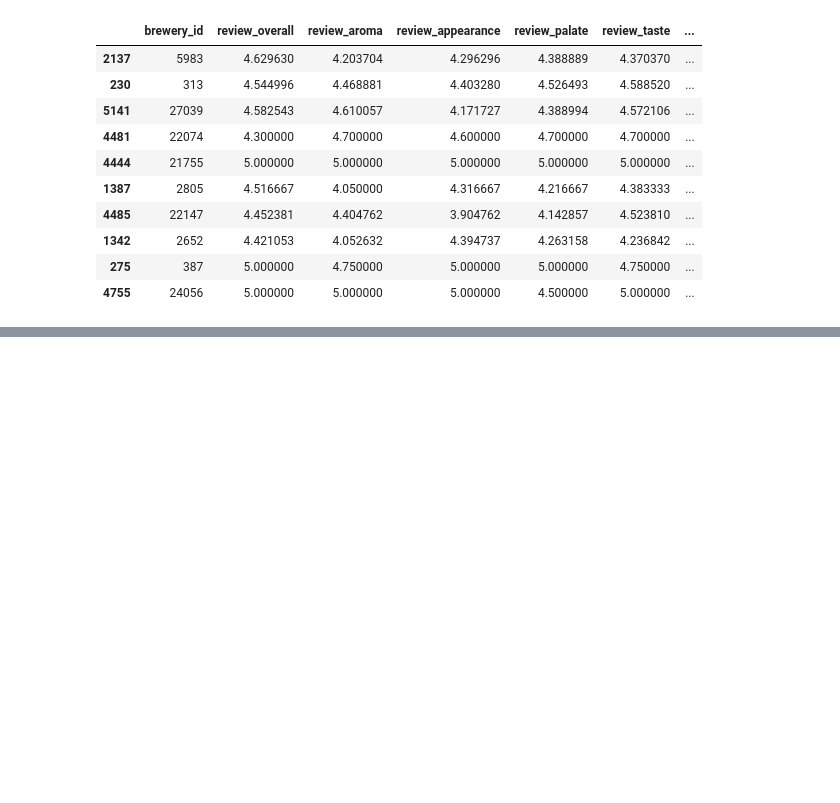
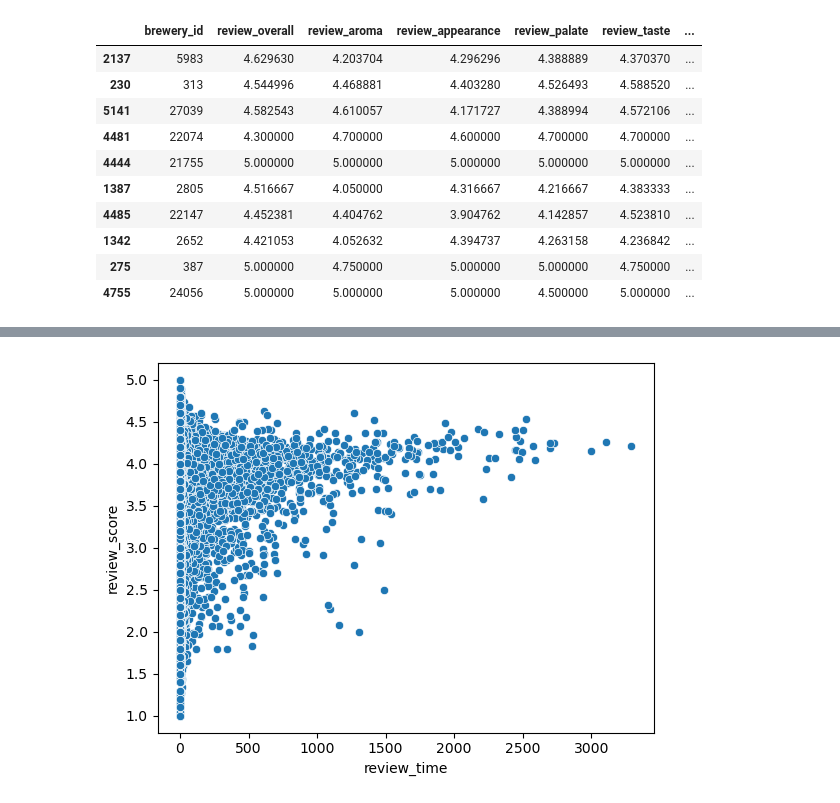
Before and after one commit to MoonsRainbow/DataAnalysis, a Jupyter notebook: BeerReview/BeerReview.ipynb, the cells around one changed output, grey strips where cells are left out. Cells and saved outputs as stored; diff of their text form; code cells hidden in the pictures; blank space fills up the shorter version.

```diff
--- a/BeerReview/BeerReview.ipynb
+++ b/BeerReview/BeerReview.ipynb
@@ -681,0 +936,8 @@ df_brew_scores.nlargest(10, 'score_5')
+# %%
+sns.scatterplot(
+    df_beer_scores,
+    x='review_time',
+    y='review_score'
+);
+# %% [output]
+[figure, added]
```
Also changed, not shown: parts of 29 cells of this notebook.
